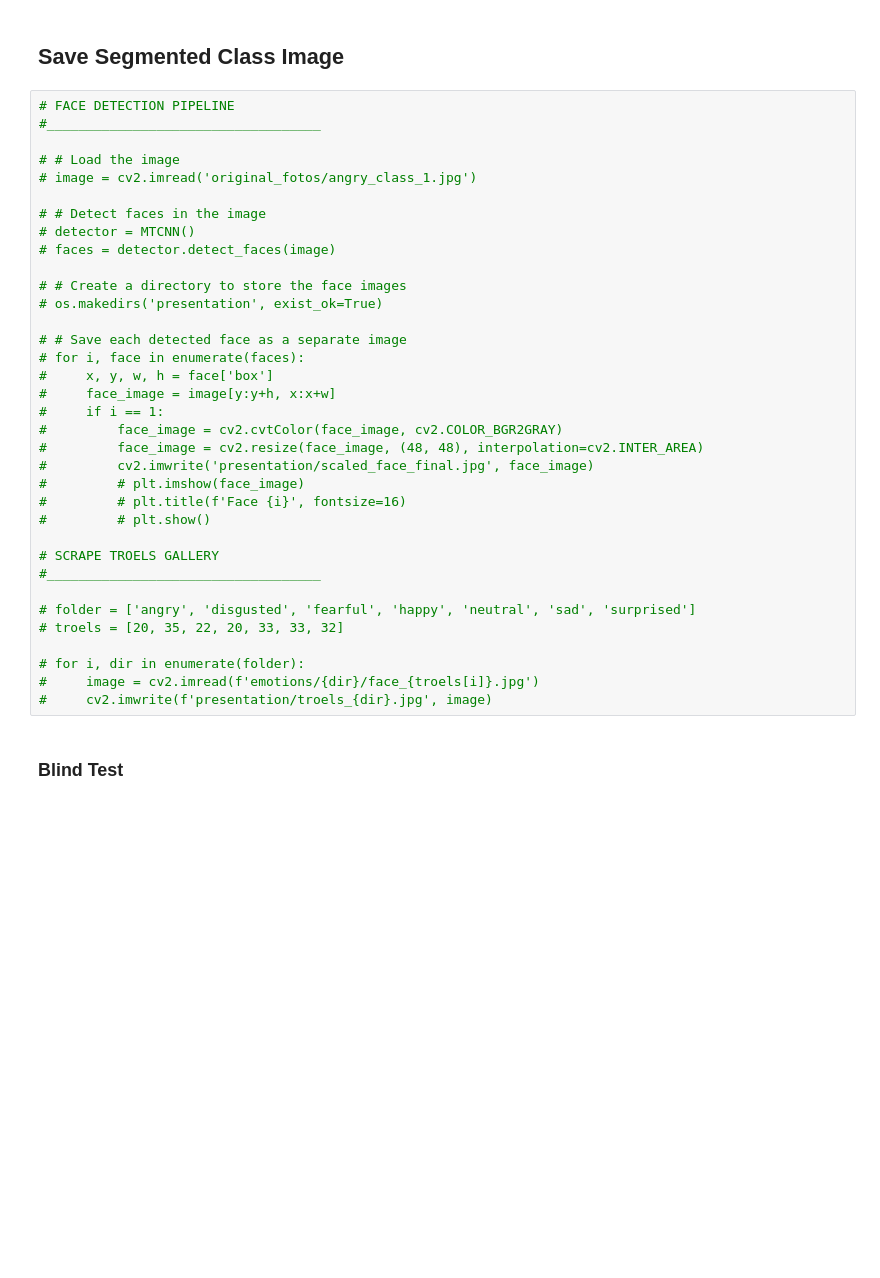
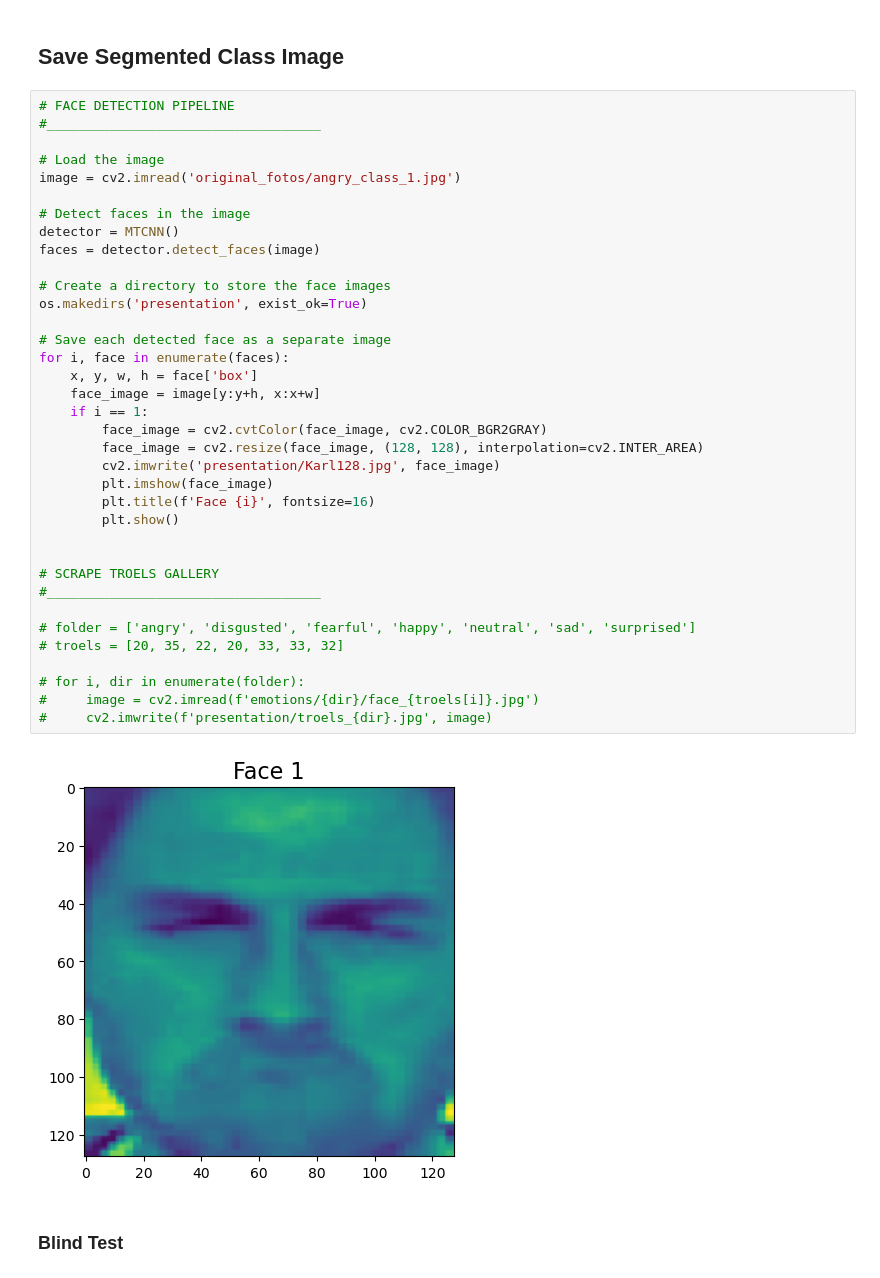
Before and after one commit to JoeyBowman/AppML-Final-Project-2024, a Jupyter notebook: Andreas_rodekasse/gallery.ipynb, the cells around one changed output. Drawn from its saved outputs; the diff is of its cells as text; blank space fills up the shorter version.

```diff
--- a/Andreas_rodekasse/gallery.ipynb
+++ b/Andreas_rodekasse/gallery.ipynb
@@ -55,38 +55,41 @@ def print_all_faces_in_folder(dir):
 # %%
 # FACE DETECTION PIPELINE
 #___________________________________
 
-# # Load the image
-# image = cv2.imread('original_fotos/angry_class_1.jpg')
+# Load the image
+image = cv2.imread('original_fotos/angry_class_1.jpg')
 
-# # Detect faces in the image
-# detector = MTCNN()
-# faces = detector.detect_faces(image)
+# Detect faces in the image
+detector = MTCNN()
+faces = detector.detect_faces(image)
 
-# # Create a directory to store the face images
-# os.makedirs('presentation', exist_ok=True)
+# Create a directory to store the face images
+os.makedirs('presentation', exist_ok=True)
 
-# # Save each detected face as a separate image
-# for i, face in enumerate(faces):
-#     x, y, w, h = face['box']
-#     face_image = image[y:y+h, x:x+w]
-#     if i == 1:
-#         face_image = cv2.cvtColor(face_image, cv2.COLOR_BGR2GRAY)
-#         face_image = cv2.resize(face_image, (48, 48), interpolation=cv2.INTER_AREA)
-#         cv2.imwrite('presentation/scaled_face_final.jpg', face_image)
-#         # plt.imshow(face_image)
-#         # plt.title(f'Face {i}', fontsize=16)
-#         # plt.show()
+# Save each detected face as a separate image
+for i, face in enumerate(faces):
+    x, y, w, h = face['box']
+    face_image = image[y:y+h, x:x+w]
+    if i == 1:
+        face_image = cv2.cvtColor(face_image, cv2.COLOR_BGR2GRAY)
+        face_image = cv2.resize(face_image, (128, 128), interpolation=cv2.INTER_AREA)
+        cv2.imwrite('presentation/Karl128.jpg', face_image)
+        plt.imshow(face_image)
+        plt.title(f'Face {i}', fontsize=16)
+        plt.show()
+
 
 # SCRAPE TROELS GALLERY
 #___________________________________
 
 # folder = ['angry', 'disgusted', 'fearful', 'happy', 'neutral', 'sad', 'surprised']
 # troels = [20, 35, 22, 20, 33, 33, 32]
 
 # for i, dir in enumerate(folder):
 #     image = cv2.imread(f'emotions/{dir}/face_{troels[i]}.jpg')
 #     cv2.imwrite(f'presentation/troels_{dir}.jpg', image)
+# %% [output]
+[figure, added]
 # %% [markdown]
 ### Blind Test
 # %%
```
Also changed, not shown: parts of 1 cell of this notebook, 3 other files.
